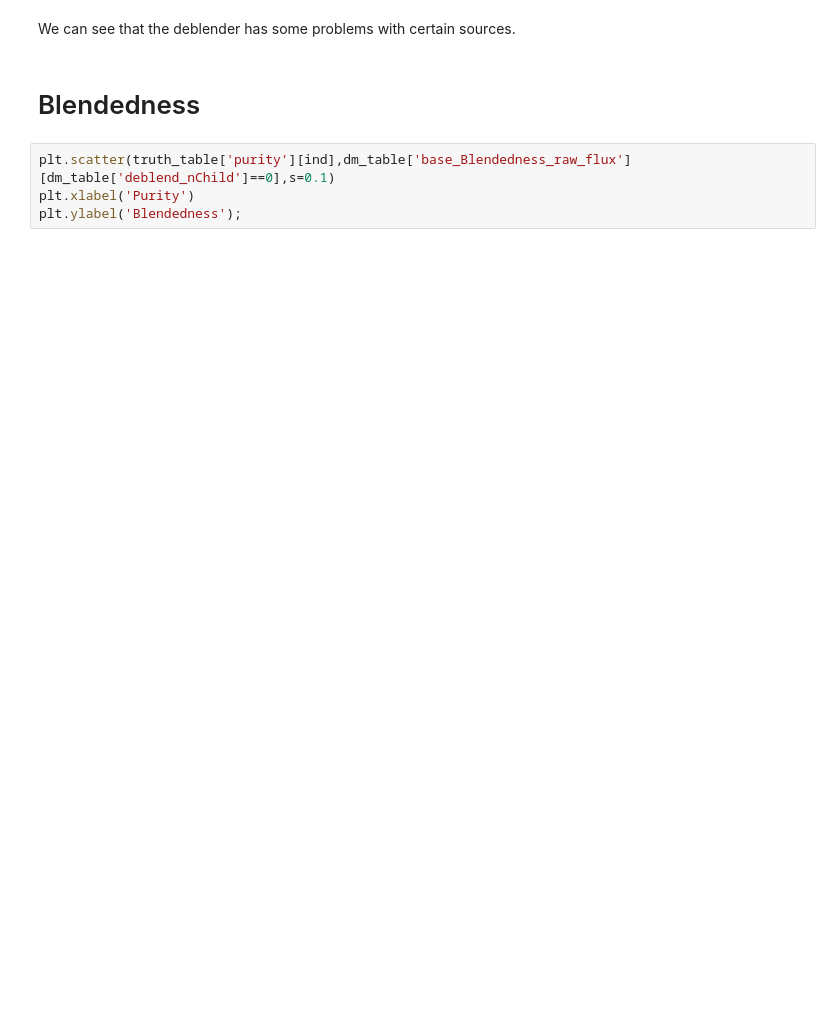
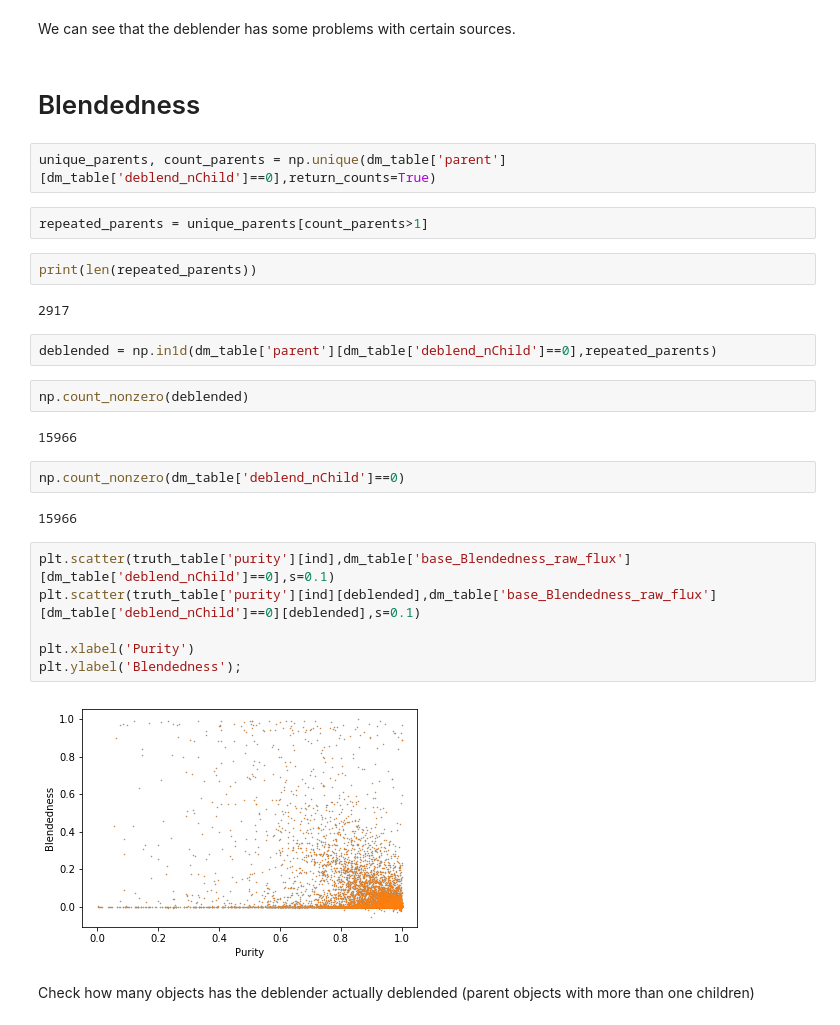
Before and after one commit to LSSTDESC/Blending_tutorial, a Jupyter notebook: Example_analysis.ipynb, the cells around one changed output. Drawn from its saved outputs; the diff is of its cells as text; blank space fills up the shorter version.

```diff
--- a/Example_analysis.ipynb
+++ b/Example_analysis.ipynb
@@ -163,7 +171,31 @@ plt.colorbar(label='Counts');
 We can see that the deblender has some problems with certain sources.
 # %% [markdown]
 # Blendedness
+# %%
+unique_parents, count_parents = np.unique(dm_table['parent'][dm_table['deblend_nChild']==0],return_counts=True)
+# %%
+repeated_parents = unique_parents[count_parents>1]
+# %%
+print(len(repeated_parents))
+# %% [output]
+2917
+# %%
+deblended = np.in1d(dm_table['parent'][dm_table['deblend_nChild']==0],repeated_parents)
+# %%
+np.count_nonzero(deblended)
+# %% [output]
+15966
+# %%
+np.count_nonzero(dm_table['deblend_nChild']==0)
+# %% [output]
+15966
 # %%
 plt.scatter(truth_table['purity'][ind],dm_table['base_Blendedness_raw_flux'][dm_table['deblend_nChild']==0],s=0.1)
+plt.scatter(truth_table['purity'][ind][deblended],dm_table['base_Blendedness_raw_flux'][dm_table['deblend_nChild']==0][deblended],s=0.1)
+
 plt.xlabel('Purity')
 plt.ylabel('Blendedness');
+# %% [output]
+[figure, added]
+# %% [markdown]
+Check how many objects has the deblender actually deblended (parent objects with more than one children)
```
Also changed, not shown: parts of 10 cells of this notebook.
